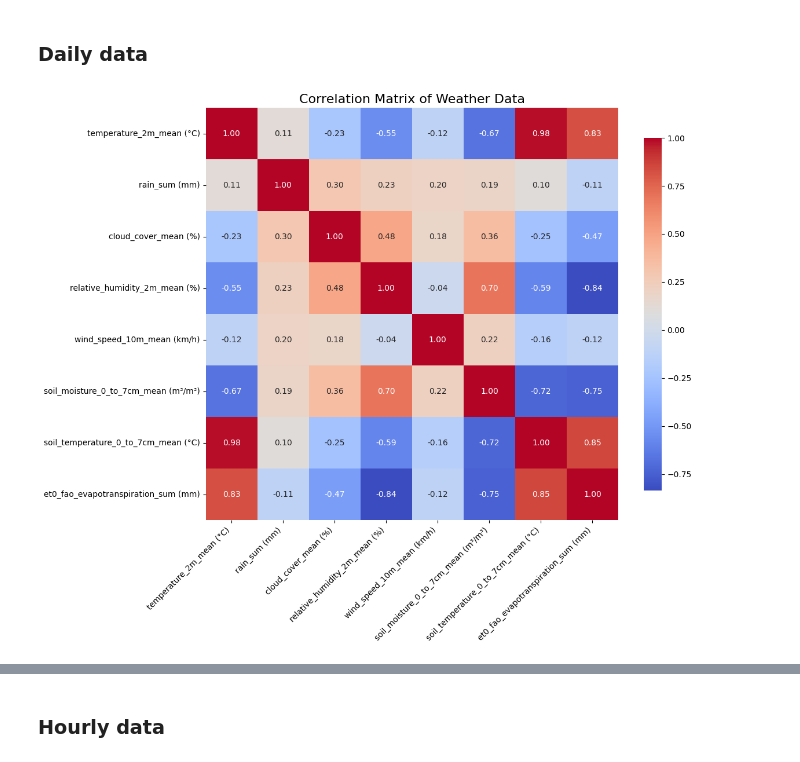
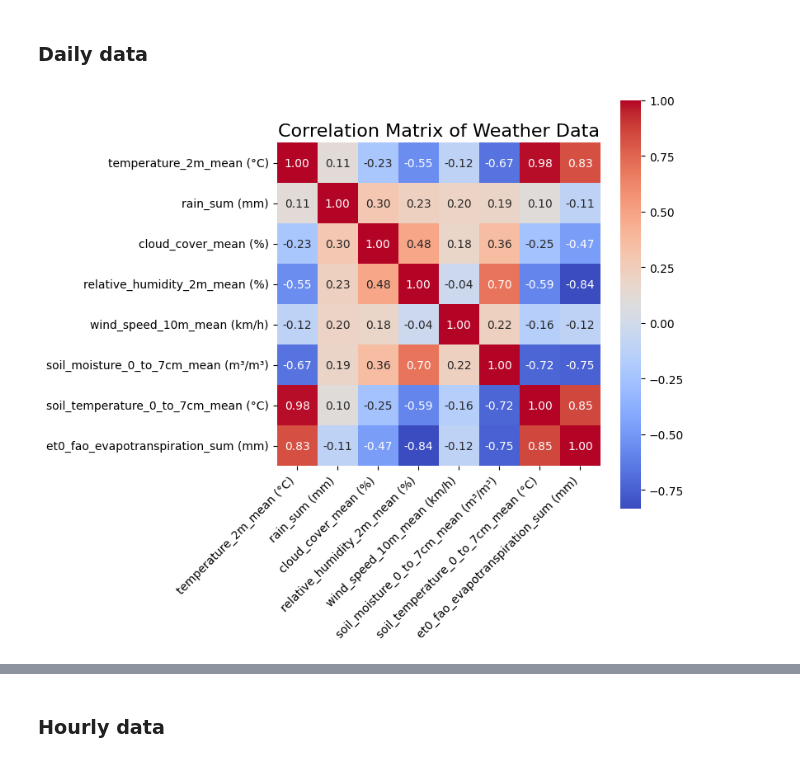
Before and after one commit to NamSeko/Weather_Prediction, a Jupyter notebook: src/data_processing.ipynb, the cells around one changed output, grey strips where cells are left out. Saved outputs shown, nothing was run; the diff lists cells and outputs as text; code cells hidden in the pictures.

```diff
--- a/src/data_processing.ipynb
+++ b/src/data_processing.ipynb
@@ -115,13 +115,13 @@ hourly
 # %%
 corr_matrix_daily = daily.corr(method='pearson')
 
-plt.figure(figsize=(12, 10))
+plt.figure(figsize=(8, 8))
 sns.heatmap(corr_matrix_daily, annot=True, fmt='.2f', cmap='coolwarm', square=True, cbar_kws={"shrink": .8})
 plt.title('Correlation Matrix of Weather Data', fontsize=16)
 plt.xticks(rotation=45, ha='right')
 plt.yticks(rotation=0)
 plt.tight_layout()
 plt.show()
 # %% [output]
-[figure, old version]
+[figure, new version]
 # %% [markdown]
```
Also changed, not shown: parts of 7 cells of this notebook, 1 other file.
